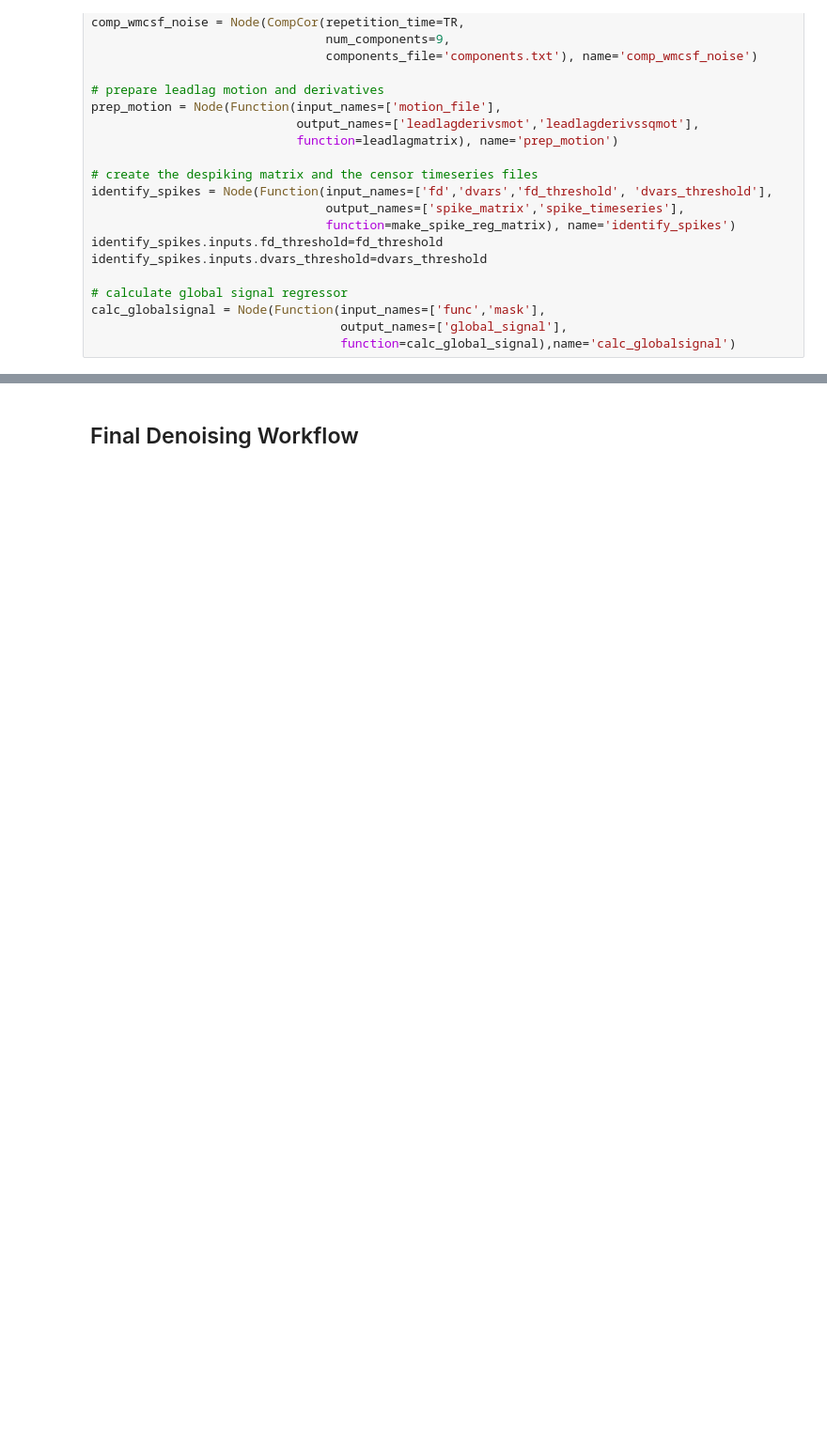
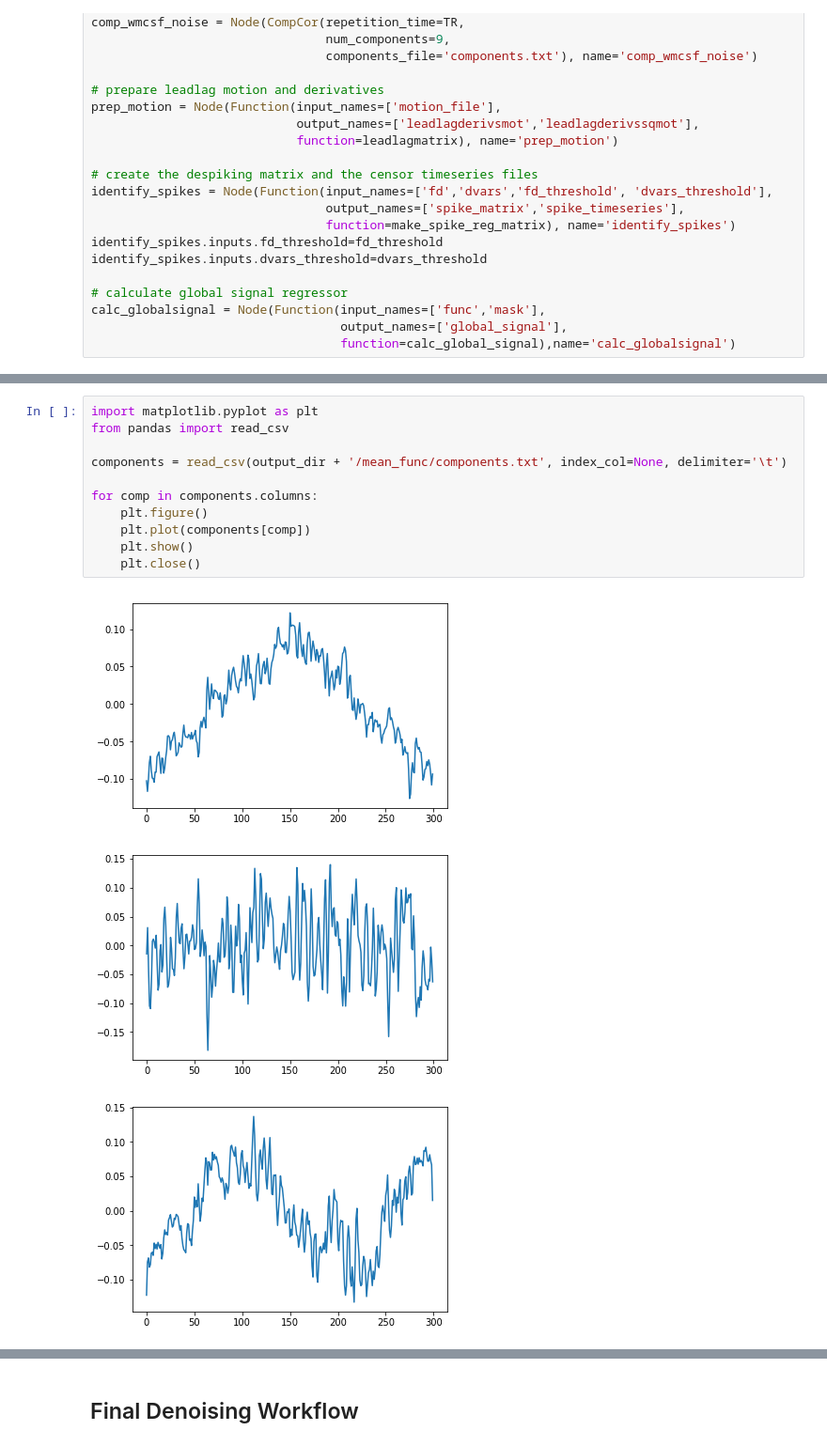
Before and after one commit to eohinckley/connectivity_analysis_PPM, a Jupyter notebook: 1_fMRI_preprocessing.ipynb, the cells around one changed output, grey strips where cells are left out. Shown at 94% size. Drawn from its saved outputs; the diff is of its cells as text; blank space fills up the shorter version.

```diff
--- a/1_fMRI_preprocessing.ipynb
+++ b/1_fMRI_preprocessing.ipynb
@@ -716,0 +767,15 @@ create_noise_flow.run('MultiProc', plugin_args={'n_procs': 6})
+# %%
+import matplotlib.pyplot as plt
+from pandas import read_csv
+
+components = read_csv(output_dir + '/mean_func/components.txt', index_col=None, delimiter='\t')
+
+for comp in components.columns:
+    plt.figure()
+    plt.plot(components[comp])
+    plt.show()
+    plt.close()
+# %% [output]
+[figure, added]
+[figure, added]
+[figure, added]
```
Also changed, not shown: parts of 17 cells of this notebook, 4 other files.
